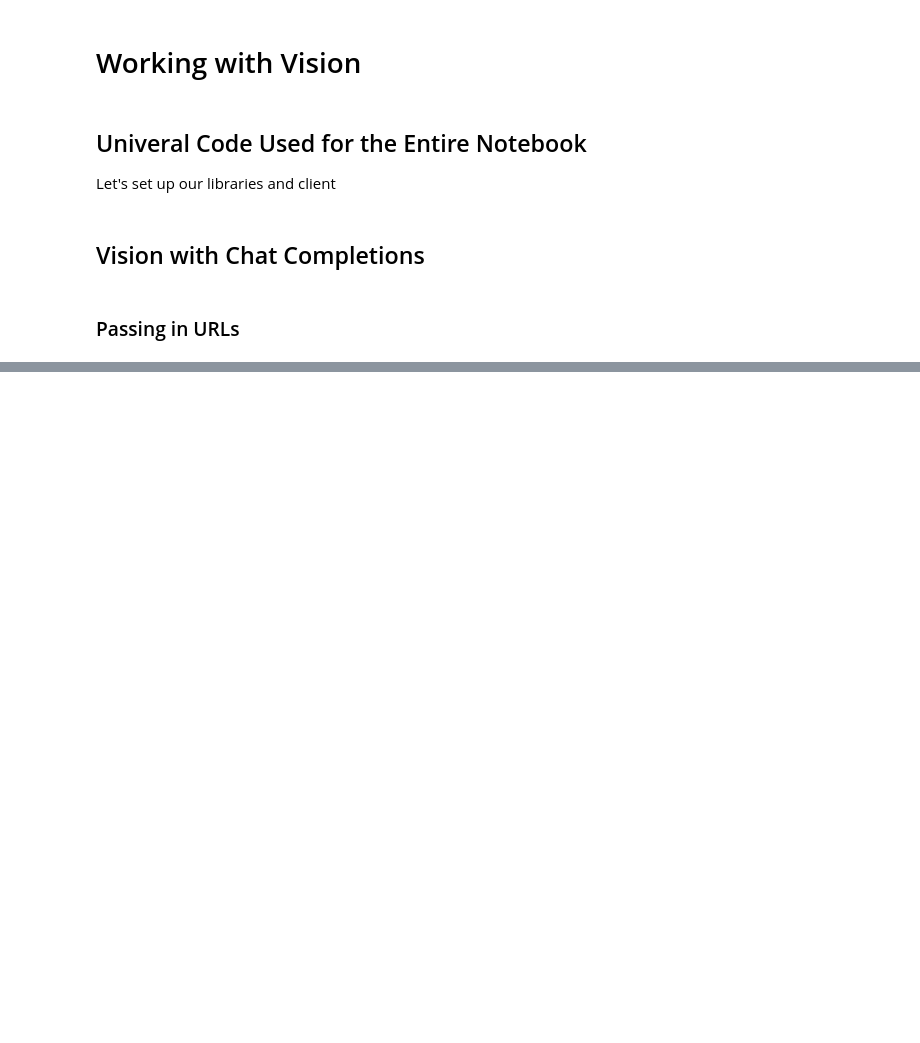
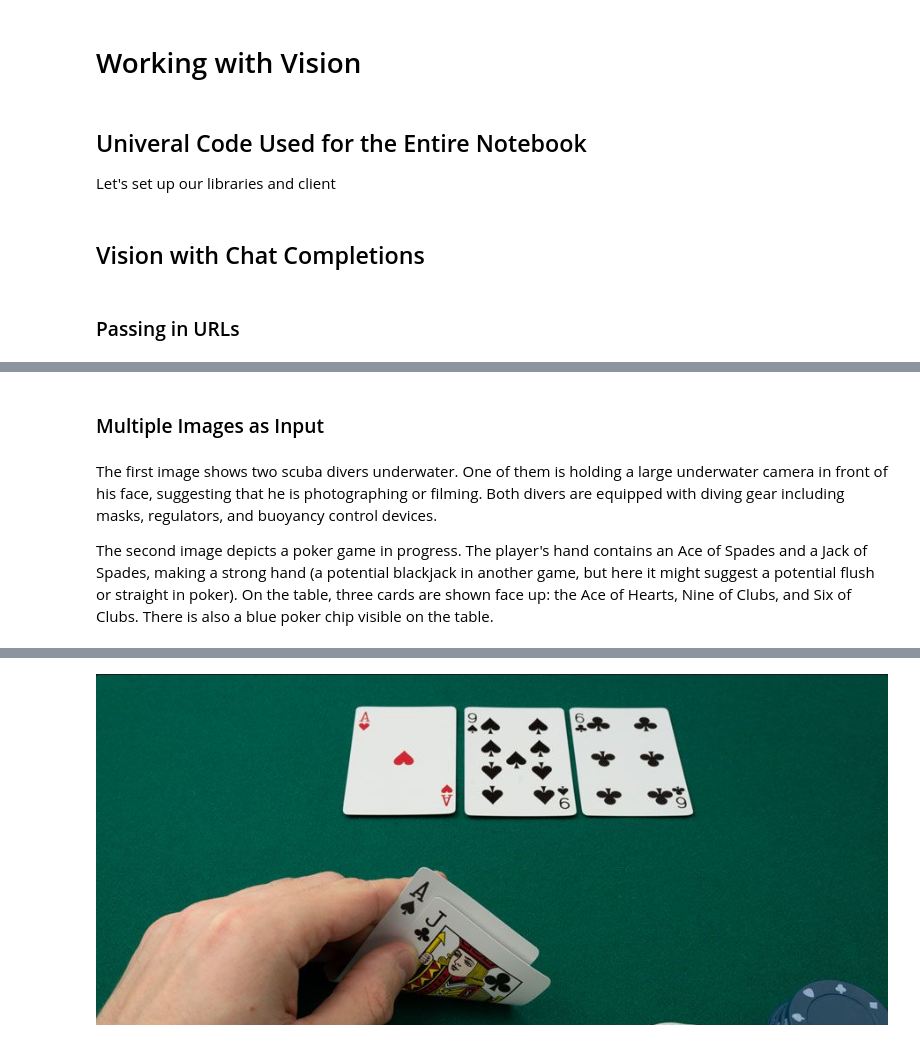
Before and after one commit to suspicious-cow/OpenAI_API_Vision, a Jupyter notebook: Vision.ipynb, the cells around one changed output, grey strips where cells are left out. Cells and saved outputs as stored; diff of their text form; code cells hidden in the pictures; blank space fills up the shorter version.

```diff
--- a/Vision.ipynb
+++ b/Vision.ipynb
@@ -103,0 +201,12 @@ The two images are related through Hedy Lamarr, a famous actress and inventor. T
+# %%
+# Create an assistant using the client library.
+assistant = client.beta.assistants.create(
+    model="gpt-4o",  # Specify the model to be used.
+
+    instructions="""
+        You are a helpful assistant.
+    """,  # Instructions for the assistant.
+
+    temperature=1,  # Set the temperature for response variability.
+    top_p=1,  # Set the top_p for nucleus sampling.
+)
@@ -103,0 +314,2 @@ The two images are related through Hedy Lamarr, a famous actress and inventor. T
+# %% [markdown]
+### Multiple Images as Input
@@ -103,0 +355,29 @@ The two images are related through Hedy Lamarr, a famous actress and inventor. T
+# %%
+# Stream the assistant's response
+with client.beta.threads.runs.stream(
+    thread_id=assistant_thread.id,  # Specify the thread ID.
+    assistant_id=assistant.id,  # Specify the assistant ID.
+    instructions="""
+    You are a helpful assistant.
+    """,  # Provide instructions to the assistant.
+    event_handler=EventHandler(),  # Use the custom event handler for processing events.
+) as stream:
+    stream.until_done()  # Continue streaming until the assistant has finished responding.
+
+# Display the image with the URL
+display(Image(url=image_url1))
+
+# Display the image uploaded as a file
+# Retrieve the file content using the file ID
+image_data = client.files.content(image_file.id)
+
+# Create an image object from the binary data
+image = PILImage.open(io.BytesIO(image_data.content))
+
+# Display the image
+rgb_image = image.convert('RGB')
+display(rgb_image)
+# %% [output]
+The first image shows two scuba divers underwater. One of them is holding a large underwater camera in front of his face, suggesting that he is photographing or filming. Both divers are equipped with diving gear including masks, regulators, and buoyancy control devices.
+
+The second image depicts a poker game in progress. The player's hand contains an Ace of Spades and a Jack of Spades, making a strong hand (a potential blackjack in another game, but here it might suggest a potential flush or straight in poker). On the table, three cards are shown face up: the Ace of Hearts, Nine of Clubs, and Six of Clubs. There is also a blue poker chip visible on the table.
@@ -103,0 +385 @@ The two images are related through Hedy Lamarr, a famous actress and inventor. T
+[figure, added]
```
Also changed, not shown: parts of 19 cells of this notebook.
